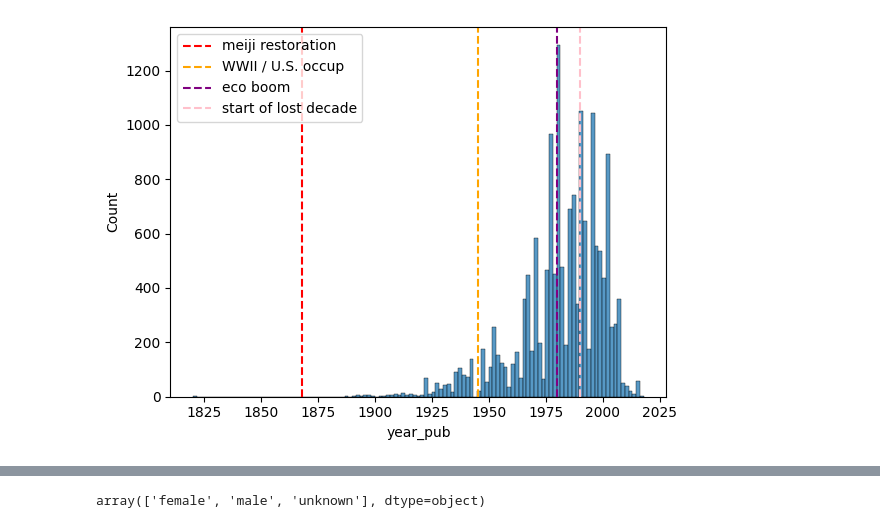
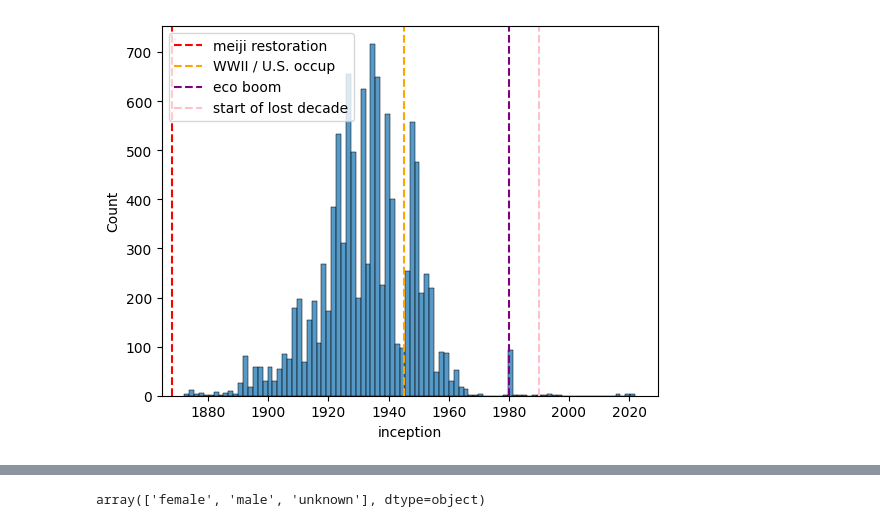
Before and after one commit to j-chowder/japanese_literature, a Jupyter notebook: eda.ipynb, the cells around one changed output, grey strips where cells are left out. Saved outputs shown, nothing was run; the diff lists cells and outputs as text; code cells hidden in the pictures.

```diff
--- a/eda.ipynb
+++ b/eda.ipynb
@@ -587,0 +116,4 @@ count
+# %%
+num_of_chars = [0, 1500, 4000, 12000, 24000, 1000000]
+categories = ['flash', 'shortshort', 'short', 'novelette', 'novel']
+books['length_type'] = pd.cut(books['char_count'], num_of_chars, labels=categories)
@@ -587,0 +129,2 @@ count
+# %%
+books['length_type'] = pd.qcut(books['char_count'], 5, labels=['flash', 'shortshort', 'short', 'novelette', 'novel'])
@@ -648,0 +280,4 @@ era_count
+# %%
+idx = books[books['inception'] < 1867].index
+
+books = books.drop(index=idx)
@@ -665,17 +331,15 @@ plt.show()
-# %%
-books['year_pub'] = books['year_pub'].astype(float)
 # %%
-ax = sns.histplot(books['year_pub']);
+ax = sns.histplot(books['inception']);
 meiji_rest = ax.axvline(x=1868, c='red', ls='--')
 meiji_rest.set_label('meiji restoration')
 WWII = ax.axvline(x=1945, c='orange', ls='--')
 WWII.set_label('WWII / U.S. occup')
 bubble = ax.axvline(x=1980, c='purple', ls='--')
 bubble.set_label('eco boom')
 lost = ax.axvline(x=1990, c='pink', ls='--')
 lost.set_label('start of lost decade')
 ax.legend(loc=2);
 # %% [output]
-[figure, old version]
+[figure, new version]
 # %%
 def book_count_by_year(book_type):
```
Also changed, not shown: parts of 168 cells of this notebook, 1 other file.
